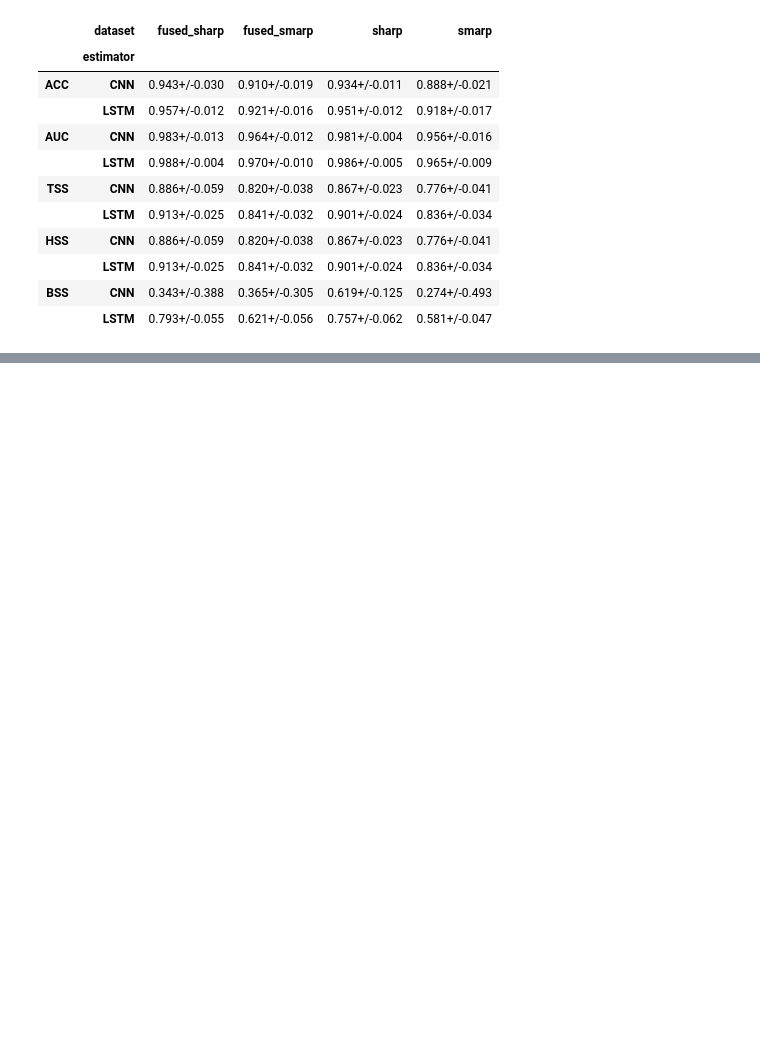
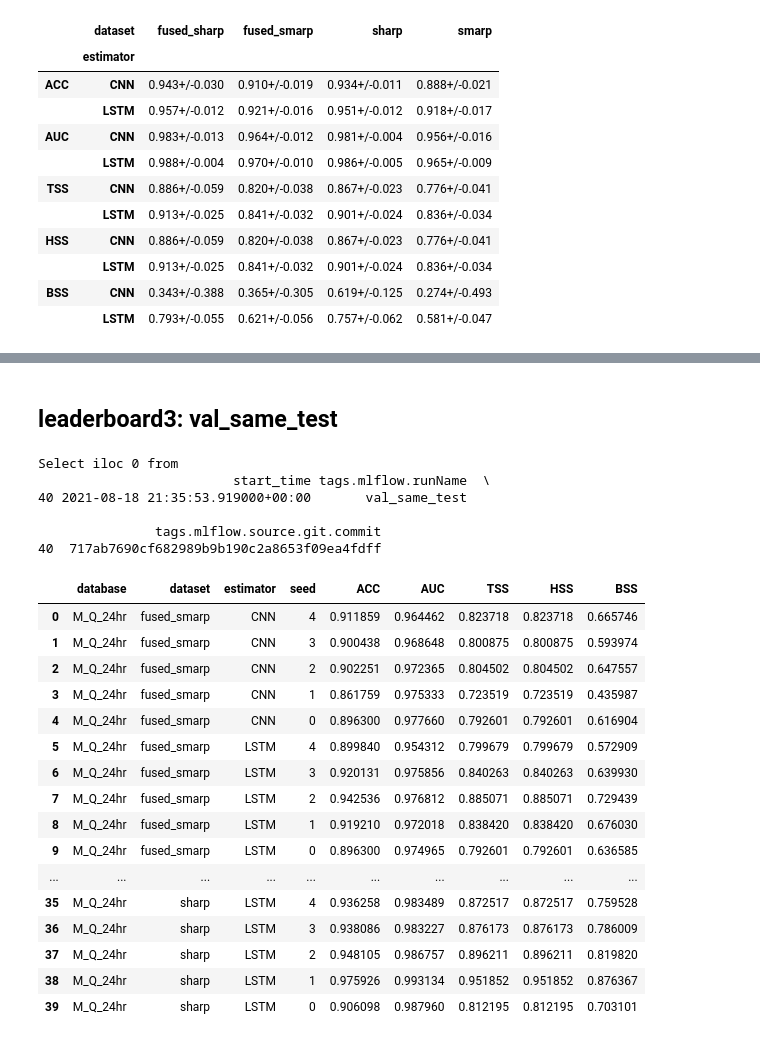
Before and after one commit to ZeyuSun/flare-prediction-smarp, a Jupyter notebook: notebooks/mlflow_results.ipynb, the cells around one changed output, grey strips where cells are left out. Drawn from its saved outputs; the diff is of its cells as text; code cells hidden in the pictures; blank space fills up the shorter version.

```diff
--- a/notebooks/mlflow_results.ipynb
+++ b/notebooks/mlflow_results.ipynb
@@ -1202,0 +1282,42 @@ dirs = tensorboard
+# %% [markdown]
+## leaderboard3: val_same_test
+# %%
+columns = {
+    'tags.database_name': 'database',
+    'tags.dataset_name': 'dataset',
+    'tags.estimator_name': 'estimator',
+    'params.DATA.SEED': 'seed',
+    'metrics.test/accuracy': 'ACC',
+    'metrics.test/auc': 'AUC',
+    'metrics.test/tss': 'TSS',
+    'metrics.test/hss2': 'HSS',
+    'metrics.test/bss': 'BSS',
+}
+rows = {}
+runs_raw = retrieve('leaderboard3', 'val_same_test') #, p=0)
+runs = select(runs_raw, columns, rows)
+runs.style.background_gradient(axis=0)
+# %% [output]
+Select iloc 0 from
+                         start_time tags.mlflow.runName  \
+40 2021-08-18 21:35:53.919000+00:00       val_same_test
+
+               tags.mlflow.source.git.commit
+40  717ab7690cf682989b9b190c2a8653f09ea4fdff
+|  | database | dataset | estimator | seed | ACC | AUC | TSS | HSS | BSS |
+| 0 | M_Q_24hr | fused_smarp | CNN | 4 | 0.911859 | 0.964462 | 0.823718 | 0.823718 | 0.665746 |
+| 1 | M_Q_24hr | fused_smarp | CNN | 3 | 0.900438 | 0.968648 | 0.800875 | 0.800875 | 0.593974 |
+| 2 | M_Q_24hr | fused_smarp | CNN | 2 | 0.902251 | 0.972365 | 0.804502 | 0.804502 | 0.647557 |
+| 3 | M_Q_24hr | fused_smarp | CNN | 1 | 0.861759 | 0.975333 | 0.723519 | 0.723519 | 0.435987 |
+| 4 | M_Q_24hr | fused_smarp | CNN | 0 | 0.896300 | 0.977660 | 0.792601 | 0.792601 | 0.616904 |
+| 5 | M_Q_24hr | fused_smarp | LSTM | 4 | 0.899840 | 0.954312 | 0.799679 | 0.799679 | 0.572909 |
+| 6 | M_Q_24hr | fused_smarp | LSTM | 3 | 0.920131 | 0.975856 | 0.840263 | 0.840263 | 0.639930 |
+| 7 | M_Q_24hr | fused_smarp | LSTM | 2 | 0.942536 | 0.976812 | 0.885071 | 0.885071 | 0.729439 |
+| 8 | M_Q_24hr | fused_smarp | LSTM | 1 | 0.919210 | 0.972018 | 0.838420 | 0.838420 | 0.676030 |
+| 9 | M_Q_24hr | fused_smarp | LSTM | 0 | 0.896300 | 0.974965 | 0.792601 | 0.792601 | 0.636585 |
+| ... | ... | ... | ... | ... | ... | ... | ... | ... | ... |
+| 35 | M_Q_24hr | sharp | LSTM | 4 | 0.936258 | 0.983489 | 0.872517 | 0.872517 | 0.759528 |
+| 36 | M_Q_24hr | sharp | LSTM | 3 | 0.938086 | 0.983227 | 0.876173 | 0.876173 | 0.786009 |
+| 37 | M_Q_24hr | sharp | LSTM | 2 | 0.948105 | 0.986757 | 0.896211 | 0.896211 | 0.819820 |
+| 38 | M_Q_24hr | sharp | LSTM | 1 | 0.975926 | 0.993134 | 0.951852 | 0.951852 | 0.876367 |
+| 39 | M_Q_24hr | sharp | LSTM | 0 | 0.906098 | 0.987960 | 0.812195 | 0.812195 | 0.703101 |
```
Also changed, not shown: parts of 12 cells of this notebook.
